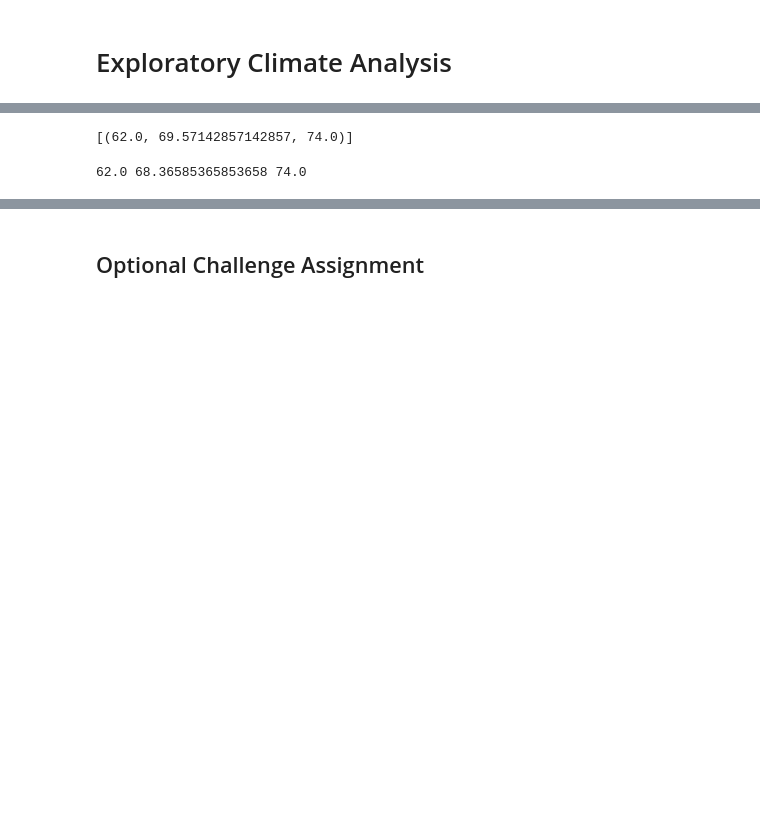
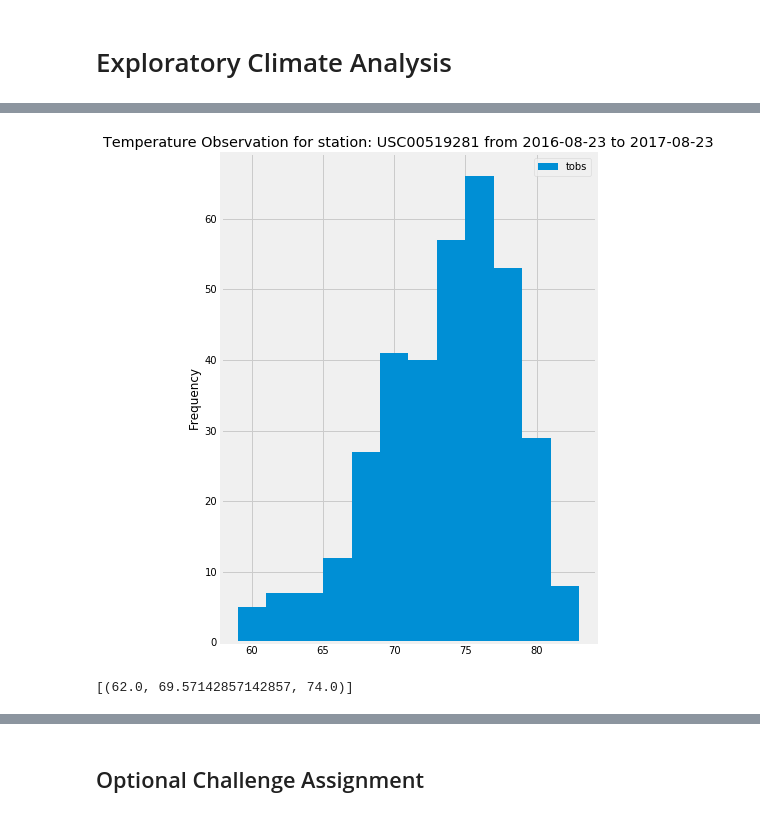
Before and after one commit to BDomogalla/sqlalchemy-challenge, a Jupyter notebook: climate_starter.ipynb, the cells around one changed output, grey strips where cells are left out. Saved outputs shown, nothing was run; the diff lists cells and outputs as text; code cells hidden in the pictures; blank space fills up the shorter version.

```diff
--- a/climate_starter.ipynb
+++ b/climate_starter.ipynb
@@ -264,3 +265,21 @@ data_precip = engine.execute('SELECT * FROM measurement WHERE date > 2016-08-23
+# %%
+# Choose the station with the highest number of temperature observations.
+# Query the last 12 months of temperature observation data for this station and plot the results as a histogram
+#find tobs(temperatures) from most active station for the last year
+most_active_station_temps = session.query(Measurement.tobs).\
+filter(Measurement.station == 'USC00519281', Measurement.station == Station.station,\
+       Measurement.date >="2016-08-23", Measurement.date <="2017-08-23").filter_by(station = 'USC00519281').all()
+#pull out temperature values
+temperatures = [temp[0] for temp in most_active_station_temps]
+#plot histogram with 12 bins
+plt.hist(temperatures, bins=12)
+plt.title("Temperature Observation for station: USC00519281 from 2016-08-23 to 2017-08-23")
+plt.ylabel('Frequency')
+labels = ['tobs']
+plt.legend(labels)
+plt.show()
+# %% [output]
+[figure, added]
 # %%
 # This function called `calc_temps` will accept start date and end date in the format '%Y-%m-%d'
 # and return the minimum, average, and maximum temperatures for that range of dates
@@ -285,5 +304,9 @@ print(calc_temps('2012-02-28', '2012-03-05'))
 # %%
 # Use your previous function `calc_temps` to calculate the tmin, tavg, and tmax
 # for your trip using the previous year's data for those same dates.
+# my trip dates : '2017-08-03' to '2017-08-18'
+func_temps = calc_temps('2017-08-03', '2017-08-18')
+temps_dist = list(np.ravel(func_temps))
+tmin= temps_dist[0]
+tavg= temps_dist[1]
+tmax = temps_dist[2]
-# %% [output]
-62.0 68.36585365853658 74.0
```
Also changed, not shown: parts of 12 cells of this notebook, 1 other file.
